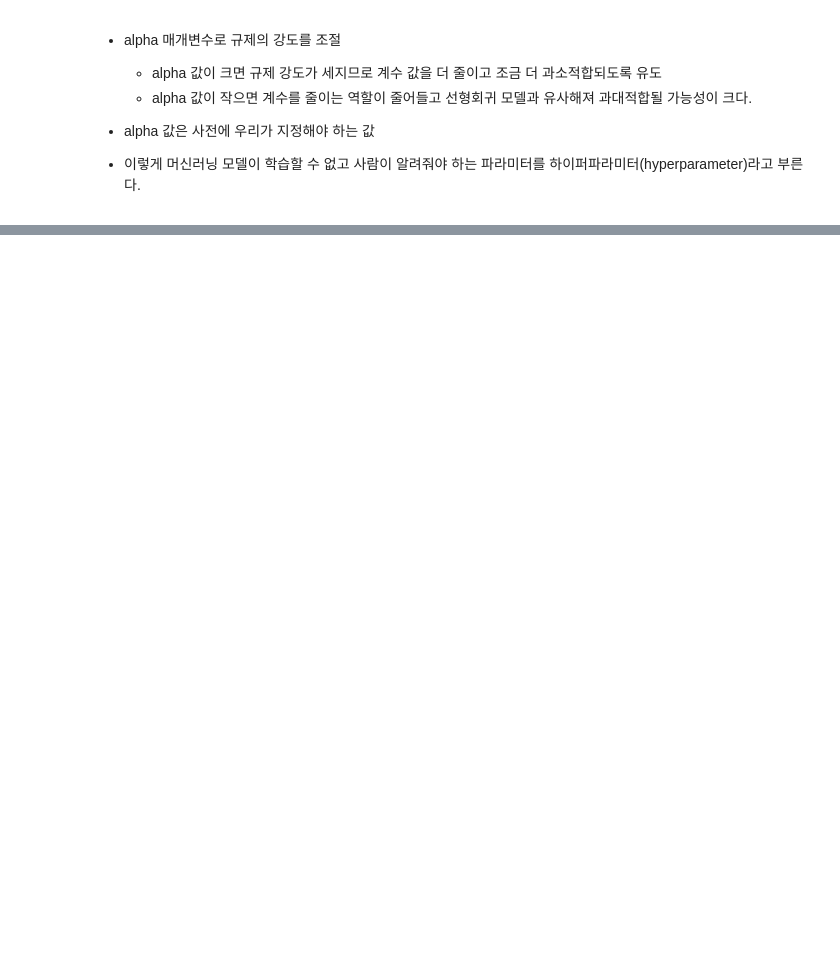
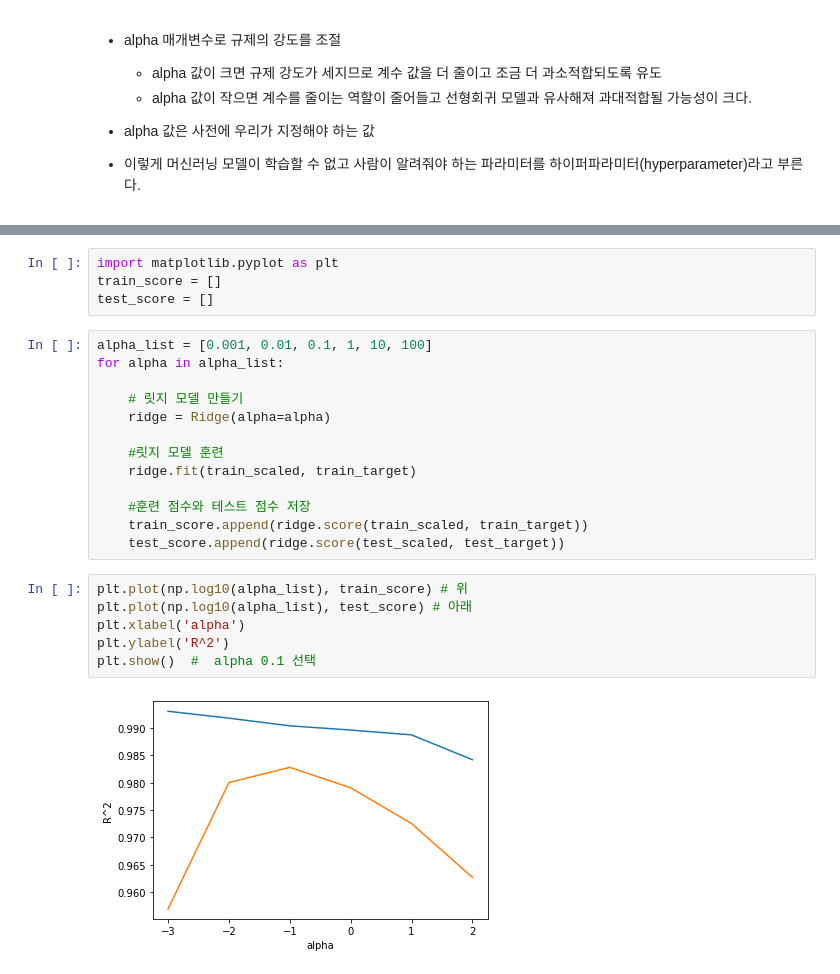
Before and after one commit to Jung-jieun/Machine-Learning, a Jupyter notebook: Regression.ipynb, the cells around one changed output, grey strips where cells are left out. Drawn from its saved outputs; the diff is of its cells as text; blank space fills up the shorter version.

```diff
--- a/Regression.ipynb
+++ b/Regression.ipynb
@@ -375,0 +364,25 @@ SyntaxError: invalid syntax (Temp/ipykernel_6304/1635001939.py, line 1)
+# %%
+import matplotlib.pyplot as plt
+train_score = []
+test_score = []
+# %%
+alpha_list = [0.001, 0.01, 0.1, 1, 10, 100]
+for alpha in alpha_list:
+
+    # 릿지 모델 만들기
+    ridge = Ridge(alpha=alpha)
+
+    #릿지 모델 훈련
+    ridge.fit(train_scaled, train_target)
+
+    #훈련 점수와 테스트 점수 저장
+    train_score.append(ridge.score(train_scaled, train_target))
+    test_score.append(ridge.score(test_scaled, test_target))
+# %%
+plt.plot(np.log10(alpha_list), train_score) # 위
+plt.plot(np.log10(alpha_list), test_score) # 아래
+plt.xlabel('alpha')
+plt.ylabel('R^2')
+plt.show()  #  alpha 0.1 선택
+# %% [output]
+[figure, added]
```
Also changed, not shown: parts of 19 cells of this notebook.
